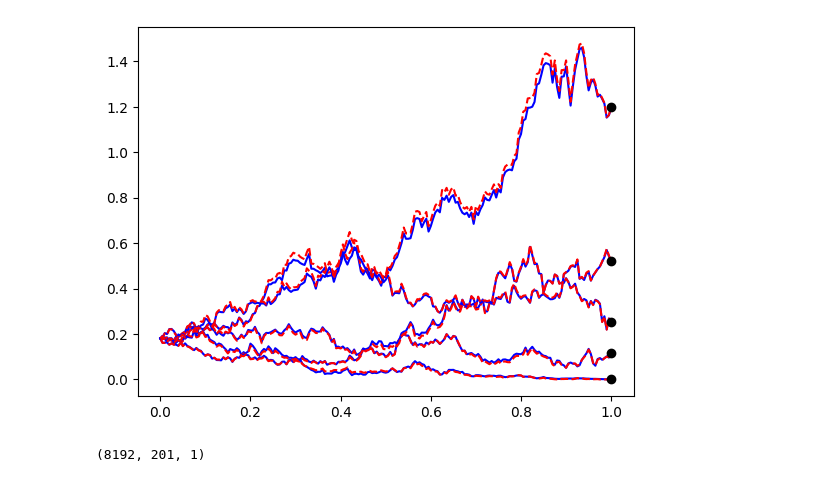
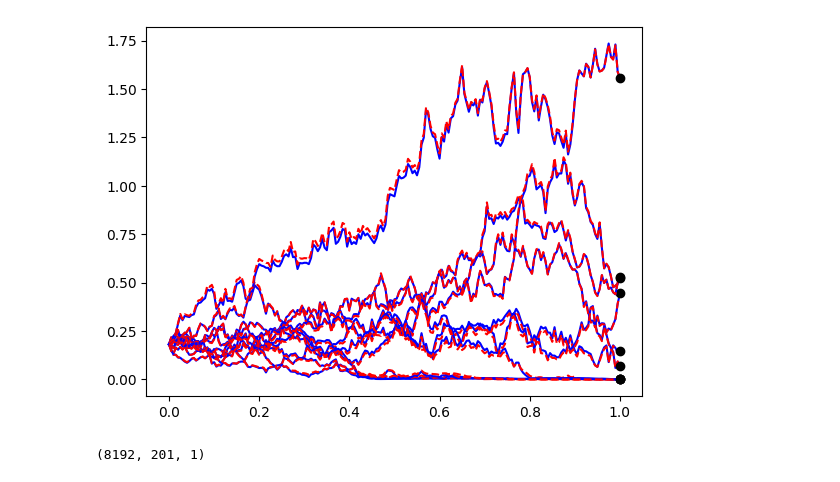
Before and after one commit to Aadhithya-06/Final-Year-Project, a Jupyter notebook: CallOption.ipynb, the cells around one changed output. Drawn from its saved outputs; the diff is of its cells as text; code cells hidden in the pictures.

```diff
--- a/CallOption.ipynb
+++ b/CallOption.ipynb
@@ -31,0 +35,5 @@ lr = 1e-3
+# %%
+tot = time.time()
+print(model.device)
+graph = model.train(n_iter, lr)
+print("total time:", time.time() - tot, "s")
@@ -32,7 +54,7 @@ lr = 1e-3
 # %%
-model.load_model("models/CallOption.pth")
+model.load_model("models/CallOption3.pth")
 # %%
-np.random.seed(42)
+np.random.seed(0)
 t_test, W_test = model.fetch_minibatch()
 X_pred, Y_pred = model.predict(Xi, t_test, W_test)
 
@@ -50,6 +72,9 @@ for i in range(15):
         X_pred_i = X_pred_i.cpu().detach().numpy()
     if type(Y_pred_i).__module__ != 'numpy':
         Y_pred_i = Y_pred_i.cpu().detach().numpy()
+    if type(t_test_i).__module__ != 'numpy':
+        t_test_i = t_test_i.cpu().numpy()
+    t_test = np.concatenate((t_test, t_test_i), axis=0)
     X_pred = np.concatenate((X_pred, X_pred_i), axis=0)
     Y_pred = np.concatenate((Y_pred, Y_pred_i), axis=0)
 # %%
@@ -85,13 +112,13 @@ def calculate_option_prices(X_pred, time_array, K, r, sigma, T, q=0):
 
 
 # Given parameters
-K = 0.5     # Strike price
+K = 1.0     # Strike price
 r = 0.05   # Risk-free interest rate
 sigma = 0.4  # Volatility
 q = 0      # Dividend yield (assuming none)
 T = 1      # Expiry time in years
 
 Y_test1 = calculate_option_prices(X_preds1, t_test[0], K, r, sigma, T, q)
-Y_test2 = calculate_option_prices(X_preds2, t_test[0], K, r, sigma, T, q)
-Y_test = Y_test1 + Y_test2
+# Y_test2 = calculate_option_prices(X_preds2, t_test[0], K, r, sigma, T, q)
+Y_test = Y_test1 # + Y_test2
 # %%
@@ -126,10 +157,10 @@ plt.show()
 # %%
-for i in range(samples):
+for i in range(0, 100, 10):
     plt.plot(t_test[i], Y_pred[i], 'b', label='Learned $u(t,X_t)$')
     plt.plot(t_test[i], Y_test[i], 'r--', label='Exact $u(t,X_t)$')
     plt.plot(t_test[i, -1], Y_test[i, -1], 'ko', label='$Y_T = u(T,X_T)$')
 # %% [output]
-[figure, old version]
+[figure, new version]
 # %%
 Y_pred.shape
 # %% [output]
```
Also changed, not shown: parts of 13 cells of this notebook, 26 other files.
